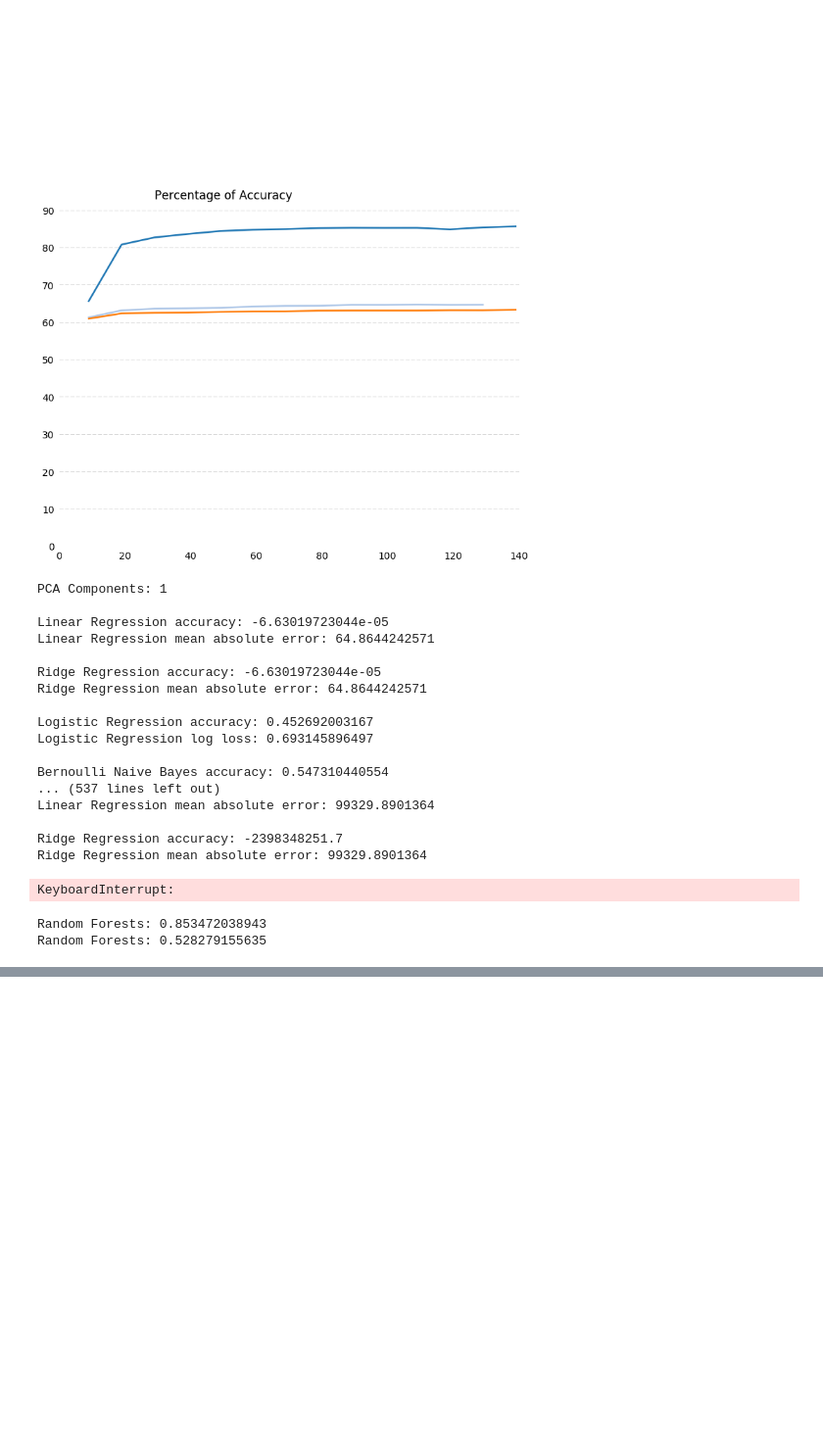
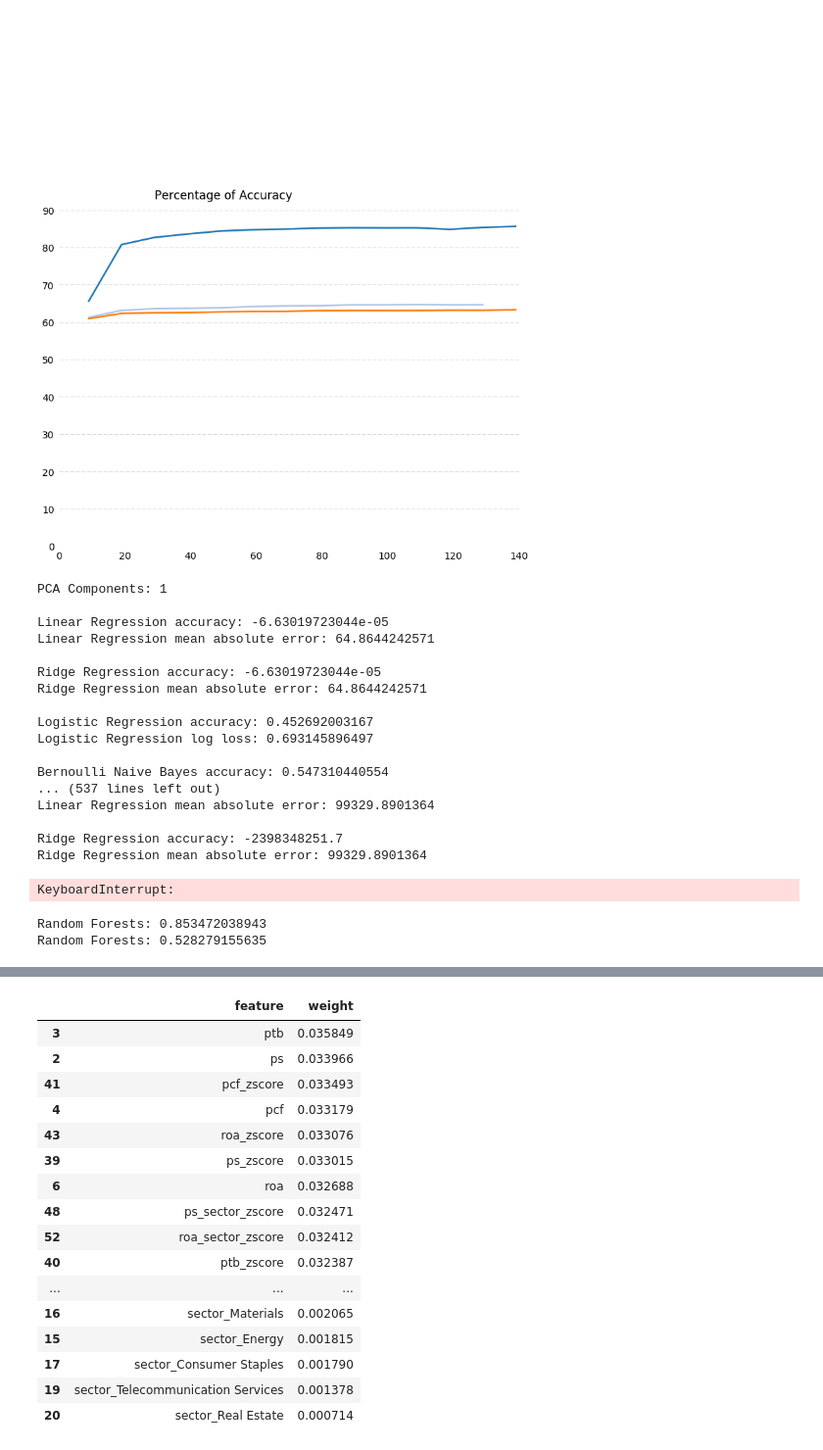
Before and after one commit to jeffrey-hsu/W205_Project, a Jupyter notebook: historic_model_investigate/model_and_investigate.ipynb, the cells around one changed output, grey strips where cells are left out. Shown at 98% size. Cells and saved outputs as stored; diff of their text form; code cells hidden in the pictures; blank space fills up the shorter version.

```diff
--- a/historic_model_investigate/model_and_investigate.ipynb
+++ b/historic_model_investigate/model_and_investigate.ipynb
@@ -1588,7 +1593,7 @@ realtime_features = [
                     'ps',
                     'ptb',
                     'pcf',
-                    'divyield',
+                    'DIVYIELD',
                     'roa',
                     'MEANREC',
                     'curr_ratio',
@@ -1625,7 +1630,7 @@ realtime_features = [
                     'ps_zscore',
                     'ptb_zscore',
                     'pcf_zscore',
-                    'divyield_zscore',
+                    'DIVYIELD_zscore',
                     'roa_zscore',
                     'MEANREC_zscore',
                     'curr_ratio_zscore',
@@ -1634,7 +1639,7 @@ realtime_features = [
                     'ps_sector_zscore',
                     'ptb_sector_zscore',
                     'pcf_sector_zscore',
-                    'divyield_sector_zscore',
+                    'DIVYIELD_sector_zscore',
                     'roa_sector_zscore',
                     'MEANREC_sector_zscore',
                     'curr_ratio_sector_zscore',
@@ -1677,25 +1700,43 @@ review.to_csv('realtime_correlation.csv')
 # %%
 # Real-time features - Analysis - Measure, Rank, and Store Feature Importance
 
 model = ExtraTreesClassifier()
 model.fit(df[realtime_features], df['forward_twelve_month_return_up'])
 feature_weight = list(model.feature_importances_)
 
-length = len(features)
+length = len(realtime_features)
 
 feature_name = []
 weight = []
 
 for n in range(length):
-    feature_name.append(features[n])
+    feature_name.append(realtime_features[n])
     weight.append(feature_weight[n])
 
 feature_rank = pd.DataFrame()
 feature_rank['feature'] = feature_name
 feature_rank['weight'] = weight
 
 # Sort from largest weight to smallest
 return_all_rows(feature_rank.sort_values('weight', ascending=0))
+# %% [output]
+|  | feature | weight |
+| 3 | ptb | 0.035849 |
+| 2 | ps | 0.033966 |
+| 41 | pcf_zscore | 0.033493 |
+| 4 | pcf | 0.033179 |
+| 43 | roa_zscore | 0.033076 |
+| 39 | ps_zscore | 0.033015 |
+| 6 | roa | 0.032688 |
+| 48 | ps_sector_zscore | 0.032471 |
+| 52 | roa_sector_zscore | 0.032412 |
+| 40 | ptb_zscore | 0.032387 |
+| ... | ... | ... |
+| 16 | sector_Materials | 0.002065 |
+| 15 | sector_Energy | 0.001815 |
+| 17 | sector_Consumer Staples | 0.001790 |
+| 19 | sector_Telecommunication Services | 0.001378 |
+| 20 | sector_Real Estate | 0.000714 |
 # %%
 # Real-time feature rank - Investigation - Write Correlation to CSV
 
```
Also changed, not shown: parts of 7 cells of this notebook, 6 other files.
